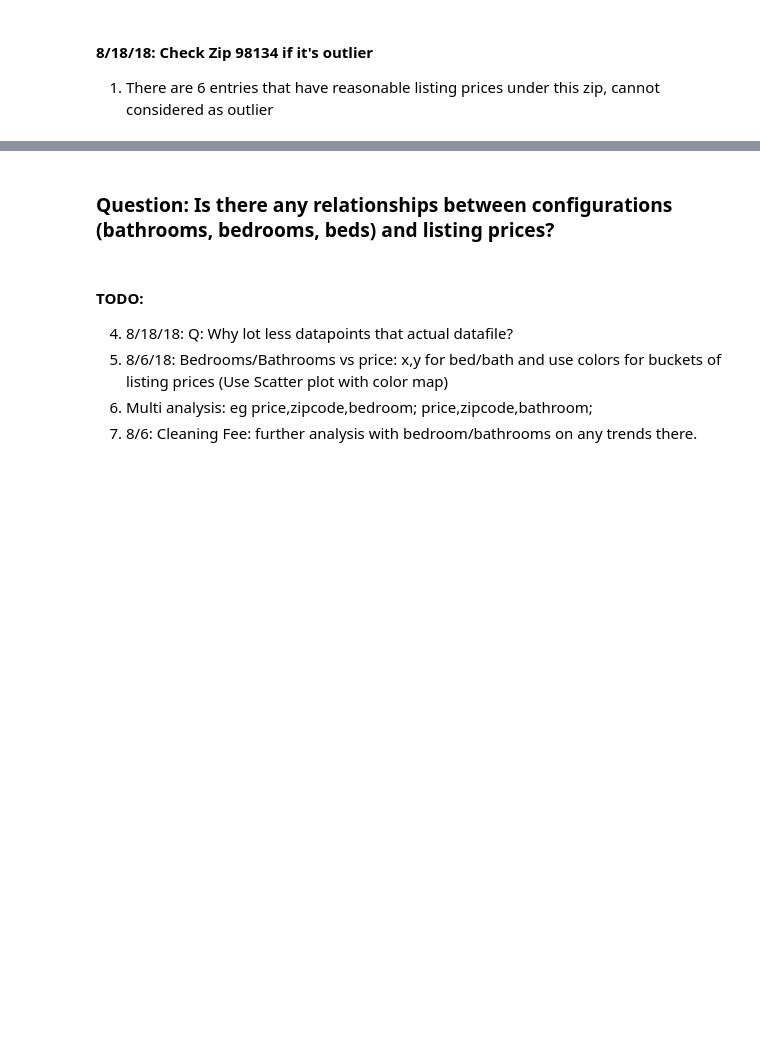
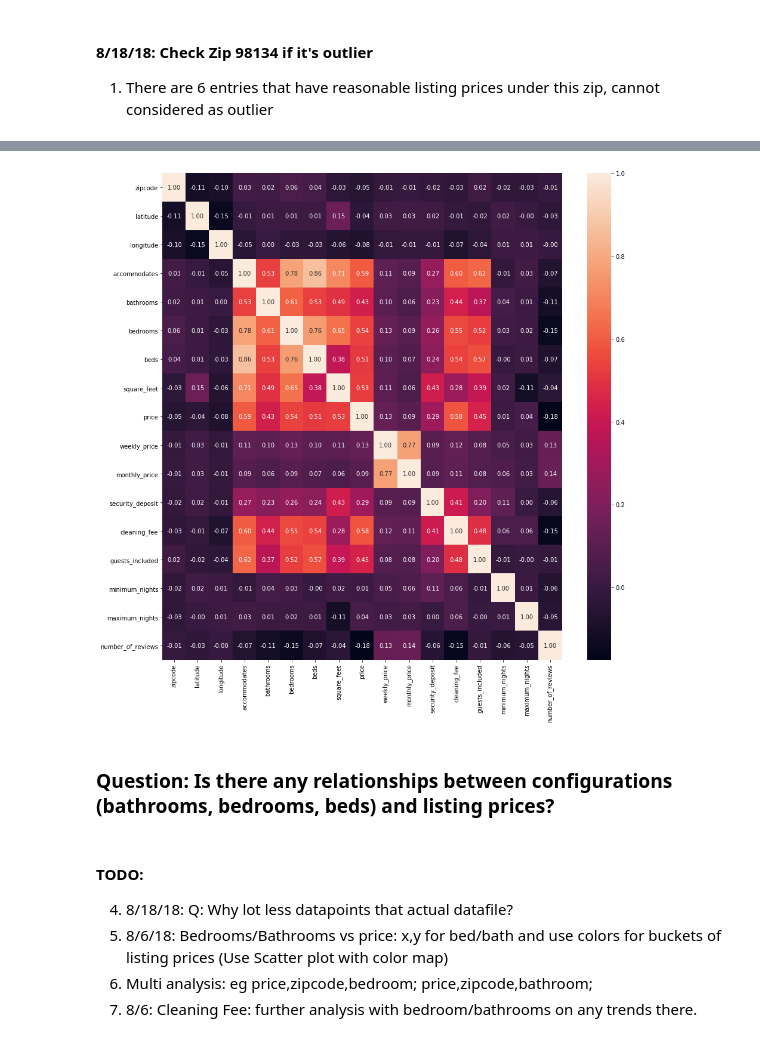
Before and after one commit to mikeli888/Springboard, a Jupyter notebook: sb2018_capstone1/Airbnb_pricing_analysis1.ipynb, the cells around one changed output, grey strips where cells are left out. Saved outputs shown, nothing was run; the diff lists cells and outputs as text; code cells hidden in the pictures; blank space fills up the shorter version.

Commit message:
added correlation details

```diff
--- a/sb2018_capstone1/Airbnb_pricing_analysis1.ipynb
+++ b/sb2018_capstone1/Airbnb_pricing_analysis1.ipynb
@@ -514,3 +566,14 @@ r_cleaned[r_cleaned['zipcode'] == 98134][['property_type','price','bedrooms','ba
+# %%
+# Build Features Correlation
+# Ref: http://www.neural.cz/dataset-exploration-boston-house-pricing.html
+# Ref2: https://seaborn.pydata.org/generated/seaborn.heatmap.html
+# Ref3: https://tryolabs.com/blog/2017/03/16/pandas-seaborn-a-guide-to-handle-visualize-data-elegantly/ (Closer to mine)
+
+plt.rcParams["figure.figsize"] = [15,15]
+sns.heatmap(r_cleaned.corr(), annot=True, fmt=".2f")
+plt.show()
+# %% [output]
+[figure, added]
 # %% [markdown]
 ### Question: Is there any relationships between configurations (bathrooms, bedrooms, beds) and listing prices?
 # %% [markdown]
```
Also changed, not shown: parts of 14 cells of this notebook.
